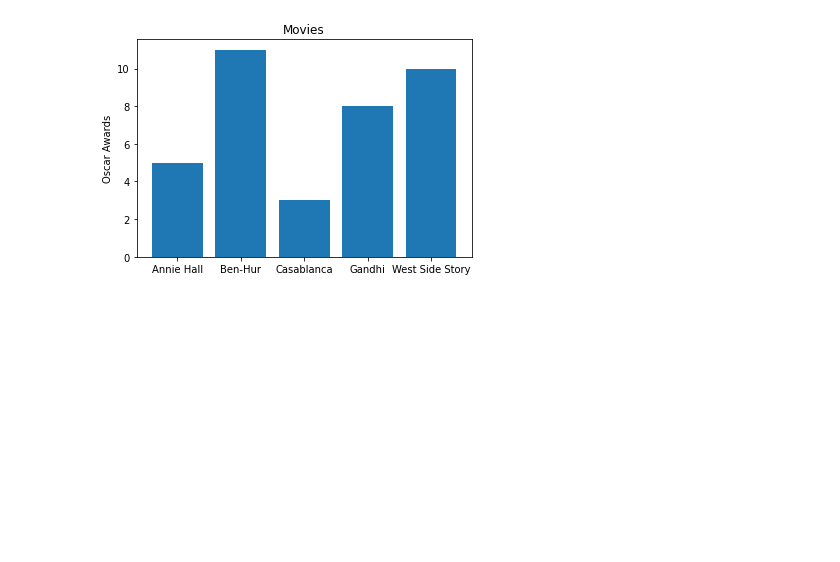
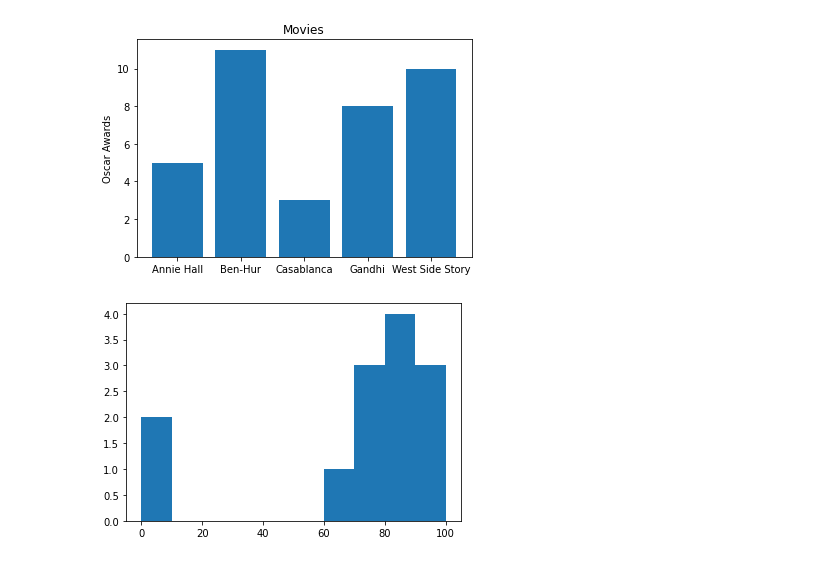
Before and after one commit to omsouravsharma/Data-Science-From-Scratch, a Jupyter notebook: Chapter-3-Visualization.ipynb, the cells around one changed output. Cells and saved outputs as stored; diff of their text form; code cells hidden in the pictures; blank space fills up the shorter version.

```diff
--- a/Chapter-3-Visualization.ipynb
+++ b/Chapter-3-Visualization.ipynb
@@ -21,3 +21,11 @@ plt.title("Movies")
 plt.ylabel("Oscar Awards");
 # %% [output]
 [figure]
+# %%
+grades = [83, 95, 91, 87, 70, 0, 85, 82, 100, 67, 73, 77, 0]
+# %%
+from collections import Counter
+histogram = Counter(min(i/(10*10), 90) for i in grades)
+plt.hist(grades);
+# %% [output]
+[figure, added]
```
Also changed, not shown: parts of 1 cell of this notebook.
